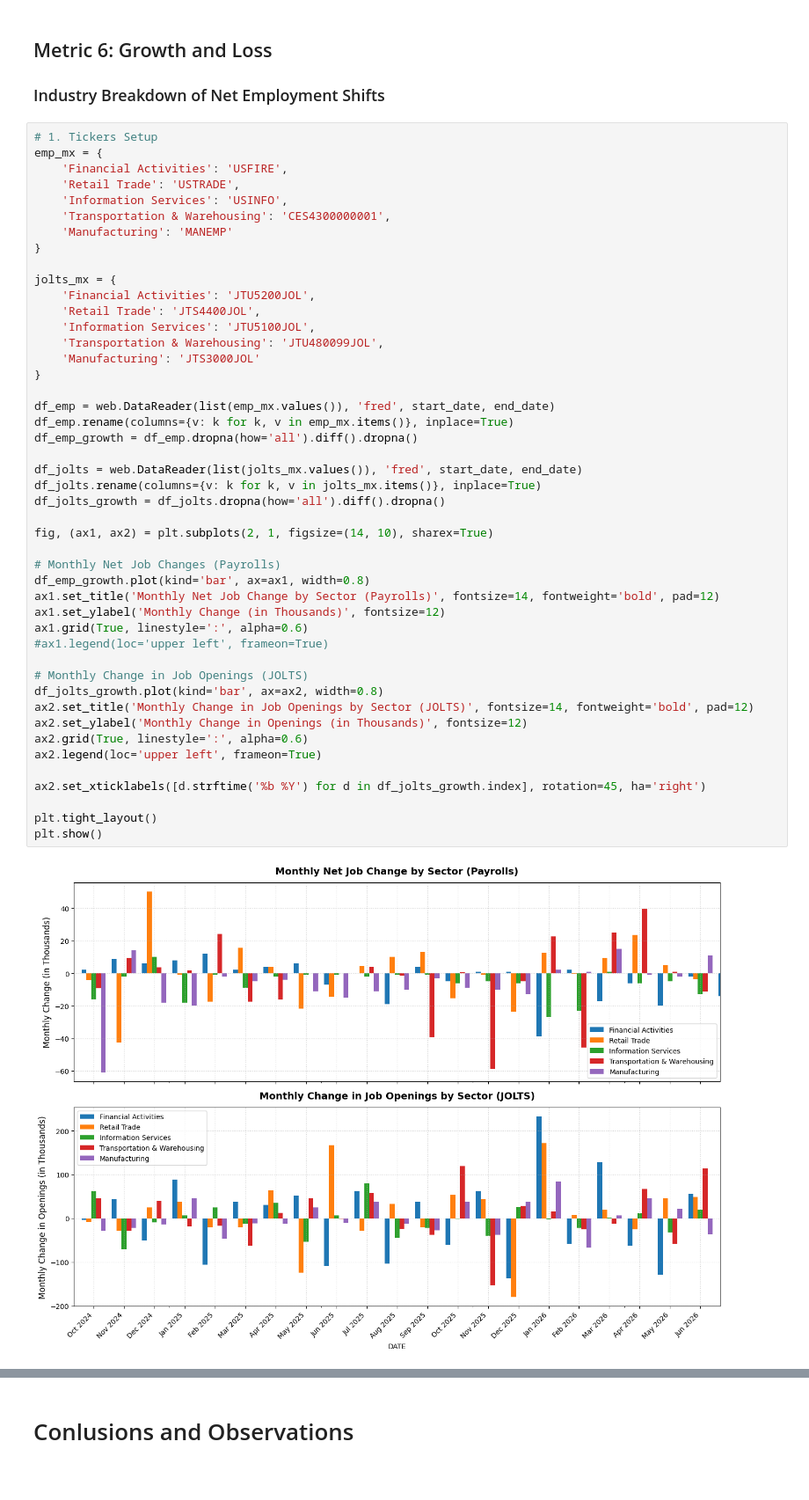
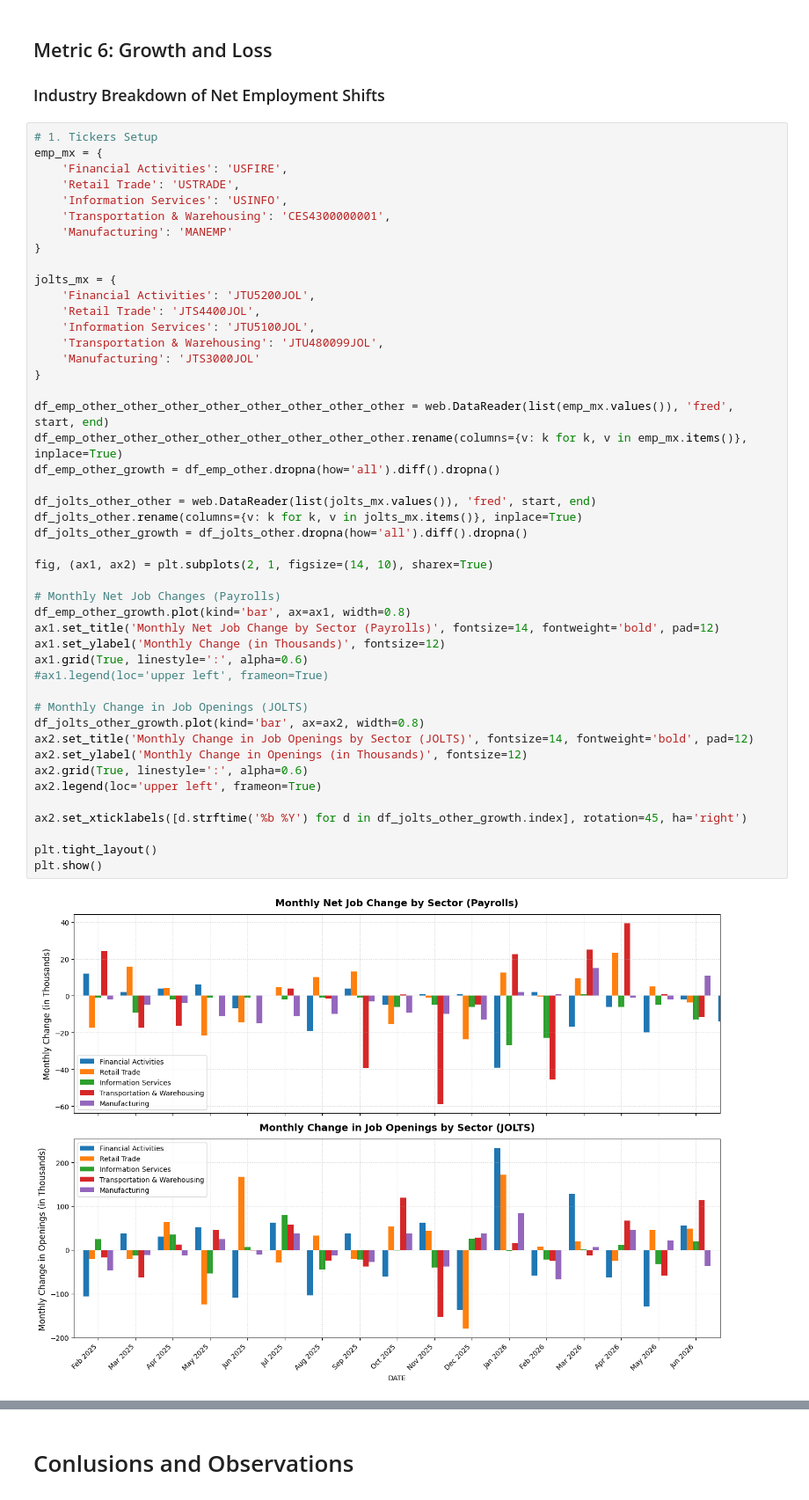
Before and after one commit to B-Ali04/Introduction-to-Machine-Learning-Using-Python-, a Jupyter notebook: 6. Applied Case Studies/U.S. Labor Market - Key Performance Indicators.ipynb, the cells around one changed output, grey strips where cells are left out. Shown at 88% size. Cells and saved outputs as stored; diff of their text form.

```diff
--- a/6. Applied Case Studies/U.S. Labor Market - Key Performance Indicators.ipynb
+++ b/6. Applied Case Studies/U.S. Labor Market - Key Performance Indicators.ipynb
@@ -606,40 +606,40 @@ emp_mx = {
 }
 
 jolts_mx = {
     'Financial Activities': 'JTU5200JOL',
     'Retail Trade': 'JTS4400JOL',
     'Information Services': 'JTU5100JOL',
     'Transportation & Warehousing': 'JTU480099JOL',
     'Manufacturing': 'JTS3000JOL'
 }
 
-df_emp = web.DataReader(list(emp_mx.values()), 'fred', start_date, end_date)
-df_emp.rename(columns={v: k for k, v in emp_mx.items()}, inplace=True)
-df_emp_growth = df_emp.dropna(how='all').diff().dropna()
+df_emp_other_other_other_other_other_other_other_other = web.DataReader(list(emp_mx.values()), 'fred', start, end)
+df_emp_other_other_other_other_other_other_other_other.rename(columns={v: k for k, v in emp_mx.items()}, inplace=True)
+df_emp_other_growth = df_emp_other.dropna(how='all').diff().dropna()
 
-df_jolts = web.DataReader(list(jolts_mx.values()), 'fred', start_date, end_date)
-df_jolts.rename(columns={v: k for k, v in jolts_mx.items()}, inplace=True)
-df_jolts_growth = df_jolts.dropna(how='all').diff().dropna()
+df_jolts_other_other = web.DataReader(list(jolts_mx.values()), 'fred', start, end)
+df_jolts_other.rename(columns={v: k for k, v in jolts_mx.items()}, inplace=True)
+df_jolts_other_growth = df_jolts_other.dropna(how='all').diff().dropna()
 
 fig, (ax1, ax2) = plt.subplots(2, 1, figsize=(14, 10), sharex=True)
 
 # Monthly Net Job Changes (Payrolls)
-df_emp_growth.plot(kind='bar', ax=ax1, width=0.8)
+df_emp_other_growth.plot(kind='bar', ax=ax1, width=0.8)
 ax1.set_title('Monthly Net Job Change by Sector (Payrolls)', fontsize=14, fontweight='bold', pad=12)
 ax1.set_ylabel('Monthly Change (in Thousands)', fontsize=12)
 ax1.grid(True, linestyle=':', alpha=0.6)
 #ax1.legend(loc='upper left', frameon=True)
 
 # Monthly Change in Job Openings (JOLTS)
-df_jolts_growth.plot(kind='bar', ax=ax2, width=0.8)
+df_jolts_other_growth.plot(kind='bar', ax=ax2, width=0.8)
 ax2.set_title('Monthly Change in Job Openings by Sector (JOLTS)', fontsize=14, fontweight='bold', pad=12)
 ax2.set_ylabel('Monthly Change in Openings (in Thousands)', fontsize=12)
 ax2.grid(True, linestyle=':', alpha=0.6)
 ax2.legend(loc='upper left', frameon=True)
 
-ax2.set_xticklabels([d.strftime('%b %Y') for d in df_jolts_growth.index], rotation=45, ha='right')
+ax2.set_xticklabels([d.strftime('%b %Y') for d in df_jolts_other_growth.index], rotation=45, ha='right')
 
 plt.tight_layout()
 plt.show()
 # %% [output]
-[figure, old version]
+[figure, new version]
```
Also changed, not shown: parts of 4 cells of this notebook.
